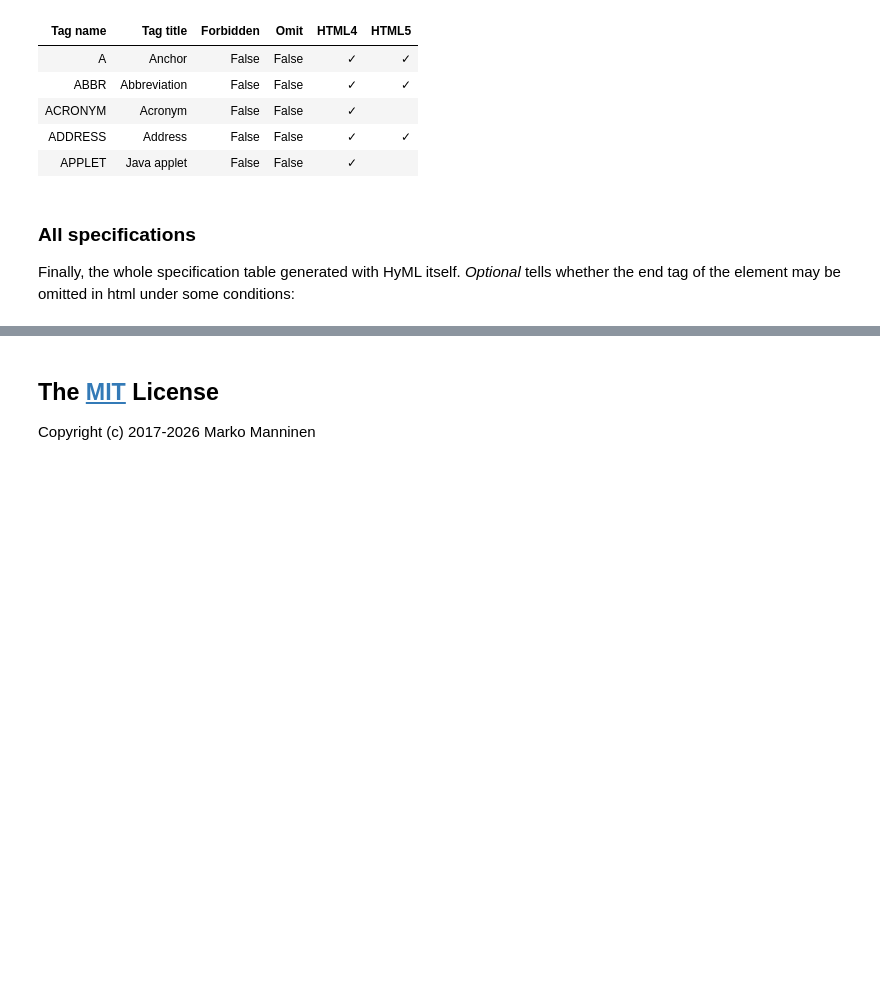
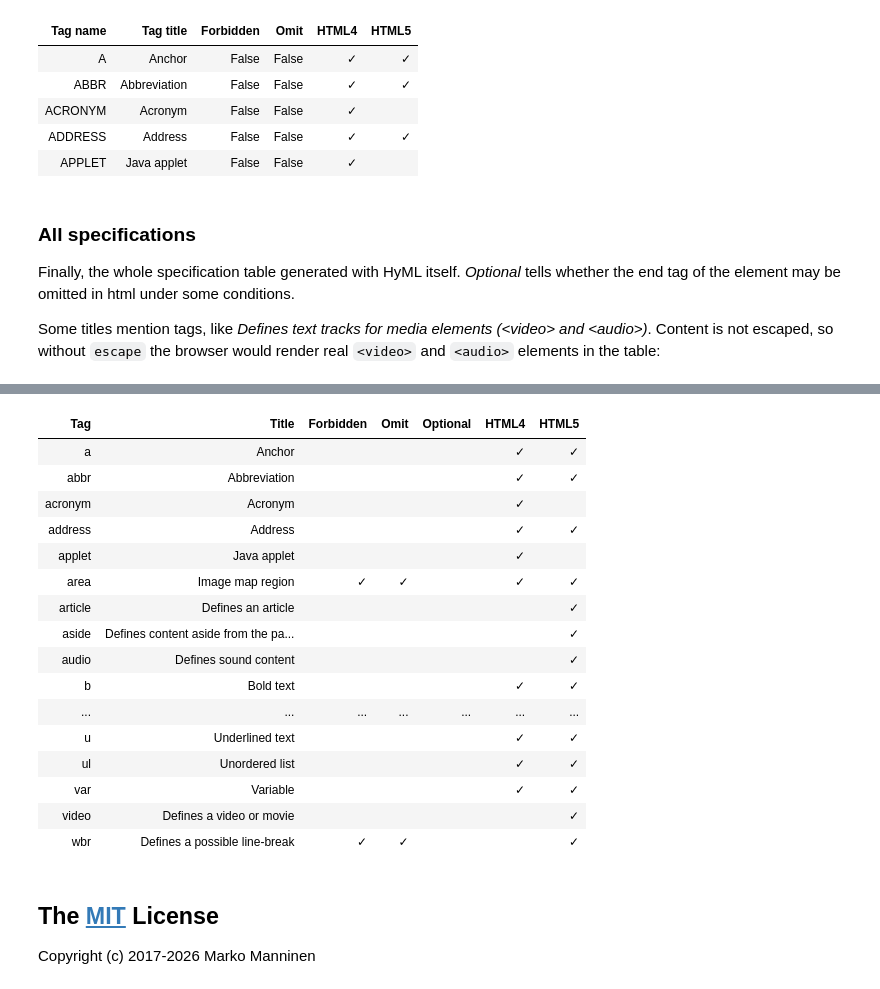
Before and after one commit to markomanninen/hyml, a Jupyter notebook: HyML - XML & (X)HTML generator for Hy.ipynb, the cells around one changed output, grey strips where cells are left out. Drawn from its saved outputs; the diff is of its cells as text; code cells hidden in the pictures; blank space fills up the shorter version.

```diff
--- a/HyML - XML & (X)HTML generator for Hy.ipynb
+++ b/HyML - XML & (X)HTML generator for Hy.ipynb
@@ -463,7 +463,9 @@ HTML Element Specifications
 # %% [markdown]
 ### All specifications
 
-Finally, the whole specification table generated with HyML itself. *Optional* tells whether the end tag of the element may be omitted in html under some conditions:
+Finally, the whole specification table generated with HyML itself. *Optional* tells whether the end tag of the element may be omitted in html under some conditions.
+
+Some titles mention tags, like *Defines text tracks for media elements (&lt;video&gt; and &lt;audio&gt;)*. Content is not escaped, so without `escape` the browser would render real `<video>` and `<audio>` elements in the table:
 # %%
 %%hy
 (html5>
@@ -473,7 +475,7 @@ Finally, the whole specification table generated with HyML itself. *Optional* te
     (tbody
       ~@(lfor [key row] spec-rows
           `(tr (td (code ~(get row :name)))
-               (td ~(get row :title))
+               (td ~(escape (get row :title)))
                (td ~(mark (get row :forbidden)))
                (td ~(mark (get row :omit)))
                (td ~(mark (in key optional-tags)))
@@ -484,3 +485,20 @@ Finally, the whole specification table generated with HyML itself. *Optional* te
+| Tag | Title | Forbidden | Omit | Optional | HTML4 | HTML5 |
+| a | Anchor |  |  |  | ✓ | ✓ |
+| abbr | Abbreviation |  |  |  | ✓ | ✓ |
+| acronym | Acronym |  |  |  | ✓ |  |
+| address | Address |  |  |  | ✓ | ✓ |
+| applet | Java applet |  |  |  | ✓ |  |
+| area | Image map region | ✓ | ✓ |  | ✓ | ✓ |
+| article | Defines an article |  |  |  |  | ✓ |
+| aside | Defines content aside from the pa... |  |  |  |  | ✓ |
+| audio | Defines sound content |  |  |  |  | ✓ |
+| b | Bold text |  |  |  | ✓ | ✓ |
+| ... | ... | ... | ... | ... | ... | ... |
+| u | Underlined text |  |  |  | ✓ | ✓ |
+| ul | Unordered list |  |  |  | ✓ | ✓ |
+| var | Variable |  |  |  | ✓ | ✓ |
+| video | Defines a video or movie |  |  |  |  | ✓ |
+| wbr | Defines a possible line-break | ✓ | ✓ |  |  | ✓ |
 # %% [markdown]
 ## The [MIT](http://choosealicense.com/licenses/mit/) License
 
```
Also changed, not shown: parts of 2 cells of this notebook.
